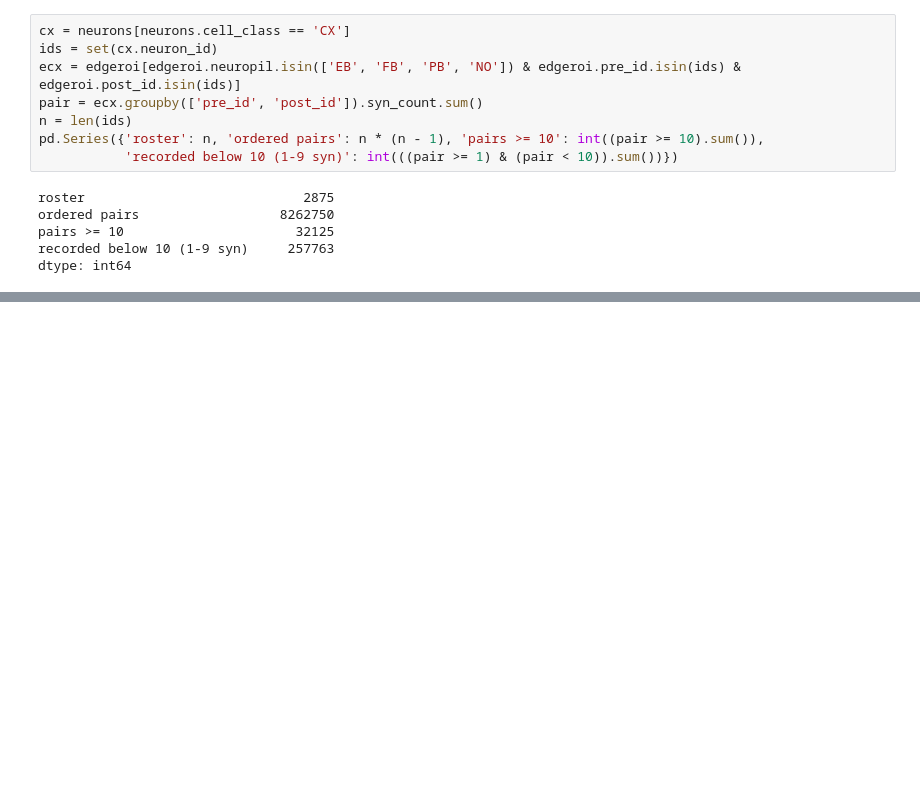
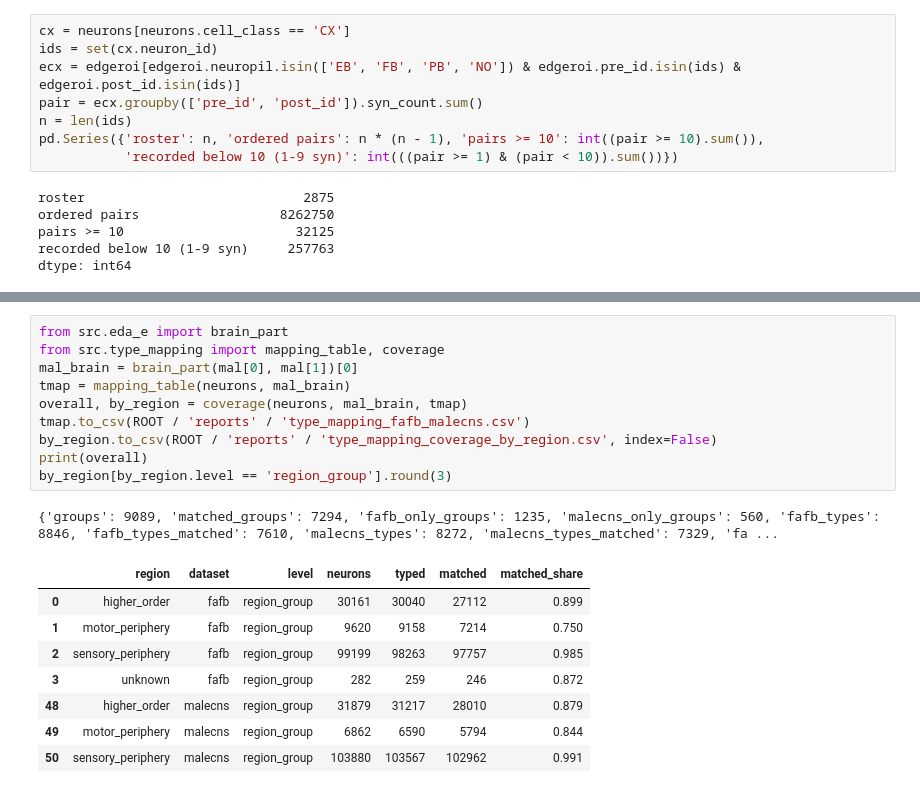
Before and after one commit to teyerci/p5-pu-wiring, a Jupyter notebook: notebooks/00_integration.ipynb, the cells around one changed output, grey strips where cells are left out. Drawn from its saved outputs; the diff is of its cells as text; blank space fills up the shorter version.

```diff
--- a/notebooks/00_integration.ipynb
+++ b/notebooks/00_integration.ipynb
@@ -78,0 +102,20 @@ Written after each run: counts match the course check (2,700,513 edges at 5 syna
+# %%
+from src.eda_e import brain_part
+from src.type_mapping import mapping_table, coverage
+mal_brain = brain_part(mal[0], mal[1])[0]
+tmap = mapping_table(neurons, mal_brain)
+overall, by_region = coverage(neurons, mal_brain, tmap)
+tmap.to_csv(ROOT / 'reports' / 'type_mapping_fafb_malecns.csv')
+by_region.to_csv(ROOT / 'reports' / 'type_mapping_coverage_by_region.csv', index=False)
+print(overall)
+by_region[by_region.level == 'region_group'].round(3)
+# %% [output]
+{'groups': 9089, 'matched_groups': 7294, 'fafb_only_groups': 1235, 'malecns_only_groups': 560, 'fafb_types': 8846, 'fafb_types_matched': 7610, 'malecns_types': 8272, 'malecns_types_matched': 7329, 'fa ...
+|  | region | dataset | level | neurons | typed | matched | matched_share |
+| 0 | higher_order | fafb | region_group | 30161 | 30040 | 27112 | 0.899 |
+| 1 | motor_periphery | fafb | region_group | 9620 | 9158 | 7214 | 0.750 |
+| 2 | sensory_periphery | fafb | region_group | 99199 | 98263 | 97757 | 0.985 |
+| 3 | unknown | fafb | region_group | 282 | 259 | 246 | 0.872 |
+| 48 | higher_order | malecns | region_group | 31879 | 31217 | 28010 | 0.879 |
+| 49 | motor_periphery | malecns | region_group | 6862 | 6590 | 5794 | 0.844 |
+| 50 | sensory_periphery | malecns | region_group | 103880 | 103567 | 102962 | 0.991 |
```
Also changed, not shown: parts of 10 cells of this notebook, 18 other files.
